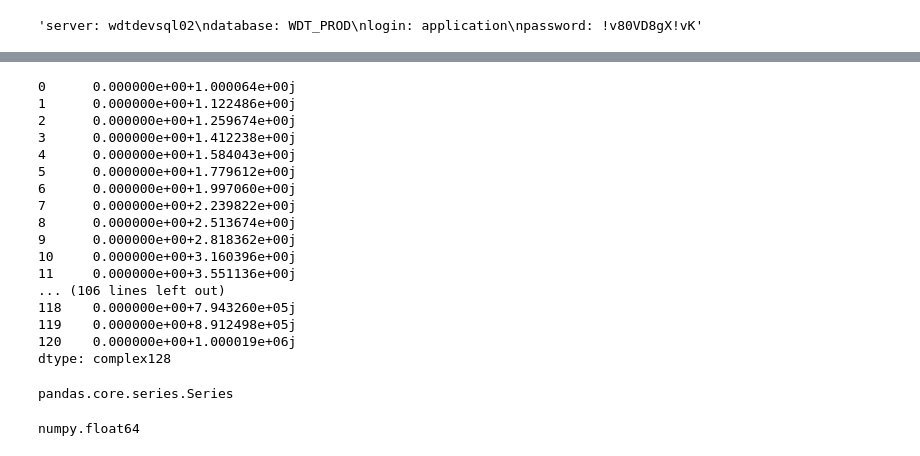
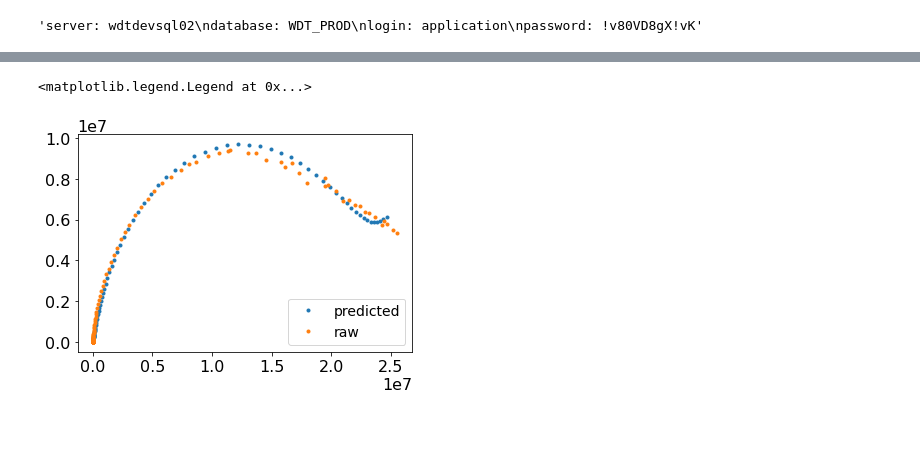
Before and after one commit to WildcatDiscovery/EIS_Manager, a Jupyter notebook: utils/db_test.ipynb, the cells around one changed output, grey strips where cells are left out. Cells and saved outputs as stored; diff of their text form; code cells hidden in the pictures; blank space fills up the shorter version.

Commit message:
minimize function is now stripped... pyeis is now not that needed

```diff
--- a/utils/db_test.ipynb
+++ b/utils/db_test.ipynb
@@ -50,7 +32,7 @@ to_return
 # %%
-freq = [np.float64(i) for i in list(to_return.keys())]
-re = [np.float64(i[0]) for i in list(to_return.values())]
-im = [np.float(i[1]) for i in list(to_return.values())]
+freq = pd.Series([np.float64(i) for i in list(to_return.keys())])
+re = pd.Series([np.float64(i[0]) for i in list(to_return.values())])
+im = pd.Series([np.float(i[1]) for i in list(to_return.values())])
 # %%
 #self, params, circuit, weight_func='modulus', nan_policy='raise', maxfev = 10
 #minimize(self.leastsq_errorfunc, params, method='leastsq', args=(self.df[i].w.values, self.df[i].re.values, self.df[i].im.values, circuit, weight_func), nan_policy=nan_policy, maxfev=maxfev)
@@ -115,6 +113,13 @@ def leastsq_errorfunc(params, w, re, im, circuit, weight_func = 'modulus'):
 circuit = 'R-RQ-RQ-Q'
 weight_func = 'modulus'
 nan_policy = 'raise'
-maxfev = 10
-minimize(leastsq_errorfunc, params, method='leastsq', args=(freq, re, im, circuit, weight_func), nan_policy=nan_policy, maxfev=maxfev)
+maxfev = 5000
+#MINIMIZE CANNOT TAKE IN LISTS
+#IT MUST BE PD SERIES
+#ALSO IT MUST BE CALLED SERIES.VALUES
+#NOT JUST SERIES
+fitted_data = minimize(leastsq_errorfunc, params, method='leastsq', args=(freq.values, re.values, im.values, circuit, weight_func), nan_policy=nan_policy, maxfev=maxfev)
+print("CHI-SQ ERROR: ", fitted_data.chisqr)
+print("PARAMS")
+pp.pprint(fitted_data.params)
 # %% [output]
@@ -122,29 +146,9 @@ TypeError: can't multiply sequence by non-int of type 'complex'
-# %%
-pd.Series(freq)*1j
-# %% [output]
-0      0.000000e+00+1.000064e+00j
-1      0.000000e+00+1.122486e+00j
-2      0.000000e+00+1.259674e+00j
-3      0.000000e+00+1.412238e+00j
-4      0.000000e+00+1.584043e+00j
-5      0.000000e+00+1.779612e+00j
-6      0.000000e+00+1.997060e+00j
-7      0.000000e+00+2.239822e+00j
-8      0.000000e+00+2.513674e+00j
-9      0.000000e+00+2.818362e+00j
-10     0.000000e+00+3.160396e+00j
-11     0.000000e+00+3.551136e+00j
-... (106 lines left out)
-118    0.000000e+00+7.943260e+05j
-119    0.000000e+00+8.912498e+05j
-120    0.000000e+00+1.000019e+06j
-dtype: complex128
-# %%
-masked_mpt = mpt_data(['copy.mpt'])
-type(masked_mpt.df[0].w)
-# %% [output]
-pandas.core.series.Series
-# %%
-type(freq[0])
-# %% [output]
-numpy.float64
+# %%
+fitted_points = cir_RsRQRQQ(w=freq.values, Rs=fitted_data.params.get('Rs').value, Q=fitted_data.params.get('Q').value, n=fitted_data.params.get('n').value, R1=fitted_data.params.get('R1').value, Q1=fitted_data.params.get('Q1').value, n1=fitted_data.params.get('n1').value, fs1='None', R2=fitted_data.params.get('R2').value, Q2=fitted_data.params.get('Q2').value, n2=fitted_data.params.get('n2').value, fs2='None')
+# %%
+plt.plot(fitted_points.real, -fitted_points.imag, '.', label = 'predicted')
+plt.plot(re, im, '.', label = 'raw')
+plt.legend()
+# %% [output]
+<matplotlib.legend.Legend at 0x...>
+[figure, added]
```
Also changed, not shown: parts of 3 cells of this notebook.
